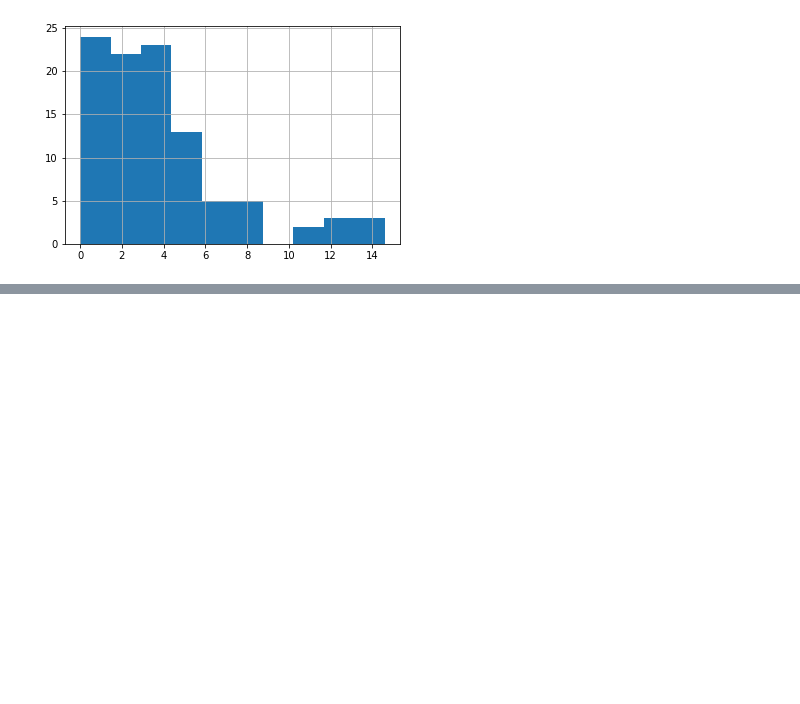
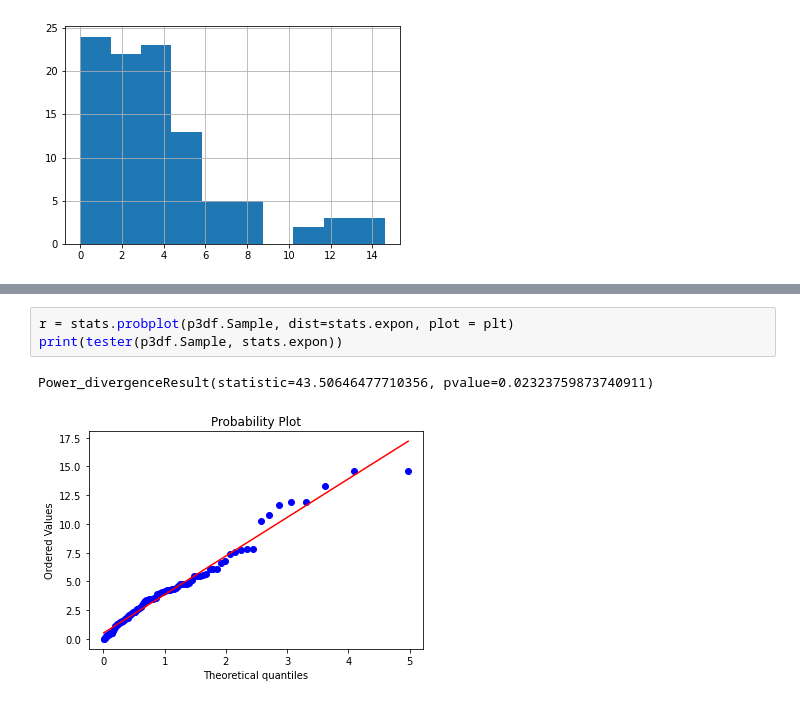
Before and after one commit to ksetdekov/HSE_DS, a Jupyter notebook: 03 Math/Stat hw3/hw3.ipynb, the cells around one changed output, grey strips where cells are left out. Saved outputs shown, nothing was run; the diff lists cells and outputs as text; blank space fills up the shorter version.

```diff
--- a/03 Math/Stat hw3/hw3.ipynb
+++ b/03 Math/Stat hw3/hw3.ipynb
@@ -235,0 +144,6 @@ Text(0, 0.5, 'Frequency')
+# %%
+r = stats.probplot(p3df.Sample, dist=stats.expon, plot = plt)
+print(tester(p3df.Sample, stats.expon))
+# %% [output]
+Power_divergenceResult(statistic=43.50646477710356, pvalue=0.02323759873740911)
+[figure, added]
```
Also changed, not shown: parts of 9 cells of this notebook.
